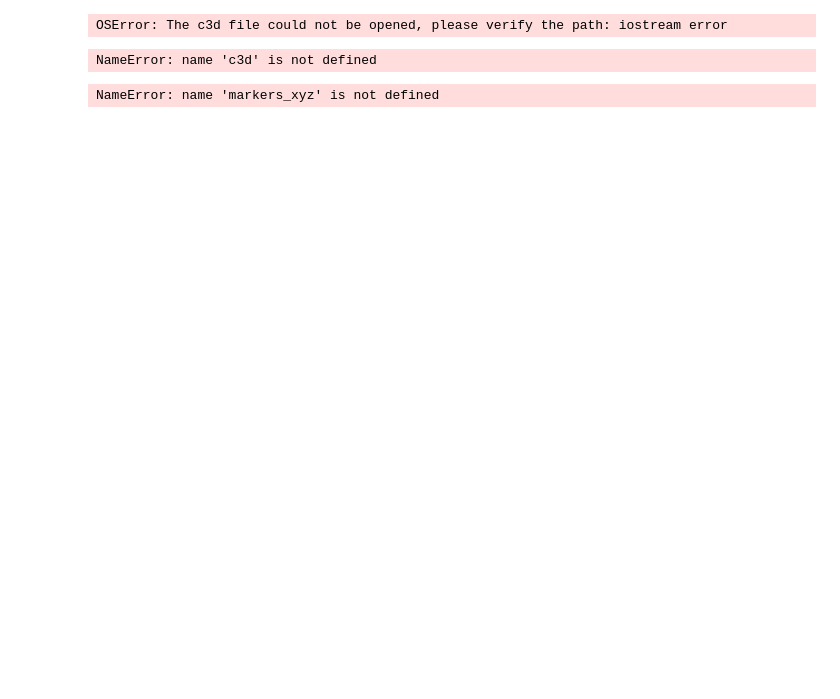
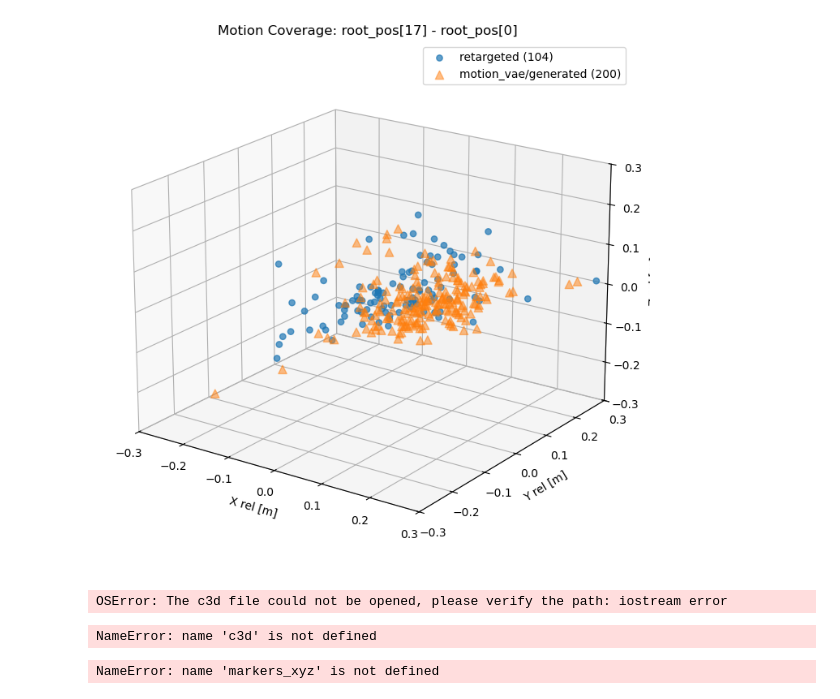
Before and after one commit to wenxichen2746/Mocap2GMR, a Jupyter notebook: mocap_data_visualize.ipynb, the cells around one changed output. Drawn from its saved outputs; the diff is of its cells as text; code cells hidden in the pictures; blank space fills up the shorter version.

Commit message:
add motion vae training

```diff
--- a/mocap_data_visualize.ipynb
+++ b/mocap_data_visualize.ipynb
@@ -1,3 +1,79 @@
+# %%
+from pathlib import Path
+import pickle
+
+import matplotlib.pyplot as plt
+import numpy as np
+
+
+HIT_FRAME = 17
+
+RETARGETED_ROOTS = [
+    Path("retargeted/trial_05"),
+    Path("retargeted/trial_06"),
+]
+GENERATED_ROOT = Path("motion_vae/generated")
+
+
+def load_root_rel(path, hit_frame=HIT_FRAME):
+    with path.open("rb") as f:
+        data = pickle.load(f)
+
+    root_pos = np.asarray(data["root_pos"])
+    hit_frame = min(hit_frame, len(root_pos) - 1)
+
+    p_hit = root_pos[hit_frame]
+    p_base = root_pos[0]
+    return p_hit - p_base
+
+
+retargeted_files = []
+for root in RETARGETED_ROOTS:
+    retargeted_files.extend(sorted(root.glob("*.pkl")))
+
+generated_files = sorted(GENERATED_ROOT.glob("*.pkl"))
+
+retargeted_pts = np.array([load_root_rel(path) for path in retargeted_files])
+generated_pts = np.array([load_root_rel(path) for path in generated_files])
+
+fig = plt.figure(figsize=(8, 7))
+ax = fig.add_subplot(111, projection="3d")
+
+if len(retargeted_pts):
+    ax.scatter(
+        retargeted_pts[:, 0],
+        retargeted_pts[:, 1],
+        retargeted_pts[:, 2],
+        s=28,
+        alpha=0.7,
+        label=f"retargeted ({len(retargeted_pts)})",
+    )
+
+if len(generated_pts):
+    ax.scatter(
+        generated_pts[:, 0],
+        generated_pts[:, 1],
+        generated_pts[:, 2],
+        s=55,
+        alpha=0.5,
+        marker="^",
+        label=f"motion_vae/generated ({len(generated_pts)})",
+    )
+
+ax.set_title("Motion Coverage: root_pos[17] - root_pos[0]")
+ax.set_xlabel("X rel [m]")
+ax.set_ylabel("Y rel [m]")
+ax.set_zlabel("Z rel [m]")
+ax.set_xlim(-0.3, 0.3)
+ax.set_ylim(-0.3, 0.3)
+ax.set_zlim(-0.3, 0.3)
+ax.legend()
+ax.grid(True)
+ax.view_init(elev=20, azim=-55)
+plt.tight_layout()
+plt.show()
+# %% [output]
+[figure, added]
 # %%
 import ezc3d
 import numpy as np
```
Also changed, not shown: 5 other files.
